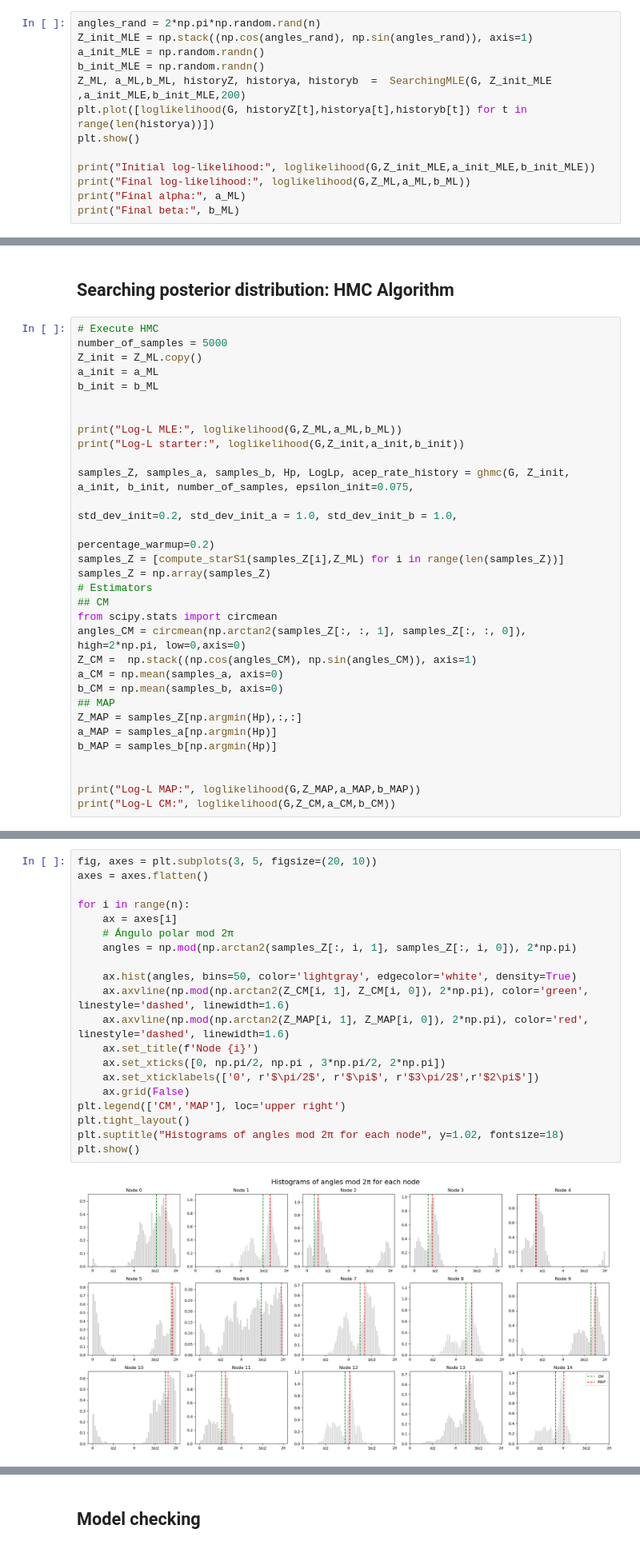
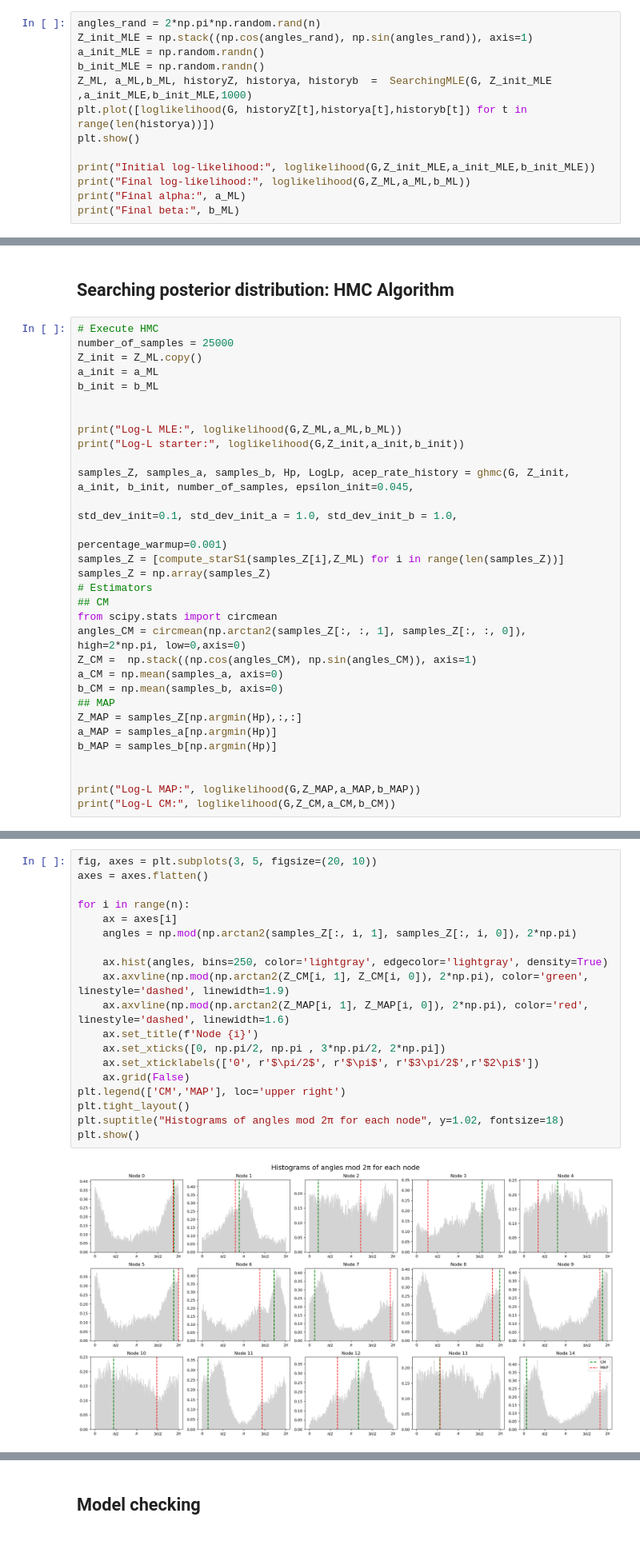
Before and after one commit to cnosa/LatentSpaces_Network_Manifold, a Jupyter notebook: RobustExample/LSMN_Geodesic_2D.ipynb, the cells around one changed output, grey strips where cells are left out. Shown at 80% size. Saved outputs shown, nothing was run; the diff lists cells and outputs as text.

```diff
--- a/RobustExample/LSMN_Geodesic_2D.ipynb
+++ b/RobustExample/LSMN_Geodesic_2D.ipynb
@@ -60,7 +60,7 @@ angles_rand = 2*np.pi*np.random.rand(n)
 Z_init_MLE = np.stack((np.cos(angles_rand), np.sin(angles_rand)), axis=1)
 a_init_MLE = np.random.randn()
 b_init_MLE = np.random.randn()
-Z_ML, a_ML,b_ML, historyZ, historya, historyb  =  SearchingMLE(G, Z_init_MLE ,a_init_MLE,b_init_MLE,200)
+Z_ML, a_ML,b_ML, historyZ, historya, historyb  =  SearchingMLE(G, Z_init_MLE ,a_init_MLE,b_init_MLE,1000)
 plt.plot([loglikelihood(G, historyZ[t],historya[t],historyb[t]) for t in range(len(historya))])
 plt.show()
 
@@ -104,7 +104,7 @@ plt.show()
 ## Searching posterior distribution: HMC Algorithm
 # %%
 # Execute HMC
-number_of_samples = 5000
+number_of_samples = 25000
 Z_init = Z_ML.copy()
 a_init = a_ML
 b_init = b_ML
@@ -113,9 +113,9 @@ b_init = b_ML
 print("Log-L MLE:", loglikelihood(G,Z_ML,a_ML,b_ML))
 print("Log-L starter:", loglikelihood(G,Z_init,a_init,b_init))
 
-samples_Z, samples_a, samples_b, Hp, LogLp, acep_rate_history = ghmc(G, Z_init, a_init, b_init, number_of_samples, epsilon_init=0.075,
-                                                                     std_dev_init=0.2, std_dev_init_a = 1.0, std_dev_init_b = 1.0,
-                                                                     percentage_warmup=0.2)
+samples_Z, samples_a, samples_b, Hp, LogLp, acep_rate_history = ghmc(G, Z_init, a_init, b_init, number_of_samples, epsilon_init=0.045,
+                                                                     std_dev_init=0.1, std_dev_init_a = 1.0, std_dev_init_b = 1.0,
+                                                                     percentage_warmup=0.001)
 samples_Z = [compute_starS1(samples_Z[i],Z_ML) for i in range(len(samples_Z))]
 samples_Z = np.array(samples_Z)
 # Estimators
@@ -147,25 +147,24 @@ Log-L CM: -75.06703964919973
 # %%
 fig, axes = plt.subplots(3, 5, figsize=(20, 10))
 axes = axes.flatten()
 
 for i in range(n):
     ax = axes[i]
-    # Ángulo polar mod 2π
     angles = np.mod(np.arctan2(samples_Z[:, i, 1], samples_Z[:, i, 0]), 2*np.pi)
 
-    ax.hist(angles, bins=50, color='lightgray', edgecolor='white', density=True)
-    ax.axvline(np.mod(np.arctan2(Z_CM[i, 1], Z_CM[i, 0]), 2*np.pi), color='green', linestyle='dashed', linewidth=1.6)
+    ax.hist(angles, bins=250, color='lightgray', edgecolor='lightgray', density=True)
+    ax.axvline(np.mod(np.arctan2(Z_CM[i, 1], Z_CM[i, 0]), 2*np.pi), color='green', linestyle='dashed', linewidth=1.9)
     ax.axvline(np.mod(np.arctan2(Z_MAP[i, 1], Z_MAP[i, 0]), 2*np.pi), color='red', linestyle='dashed', linewidth=1.6)
     ax.set_title(f'Node {i}')
     ax.set_xticks([0, np.pi/2, np.pi , 3*np.pi/2, 2*np.pi])
     ax.set_xticklabels(['0', r'$\pi/2$', r'$\pi$', r'$3\pi/2$',r'$2\pi$'])
     ax.grid(False)
 plt.legend(['CM','MAP'], loc='upper right')
 plt.tight_layout()
 plt.suptitle("Histograms of angles mod 2π for each node", y=1.02, fontsize=18)
 plt.show()
 # %% [output]
-[figure, old version]
+[figure, new version]
 # %%
 plot_diagnostics(Hp,LogLp,acep_rate_history)
 # %% [output]
```
Also changed, not shown: parts of 22 cells of this notebook, 3 other files.
